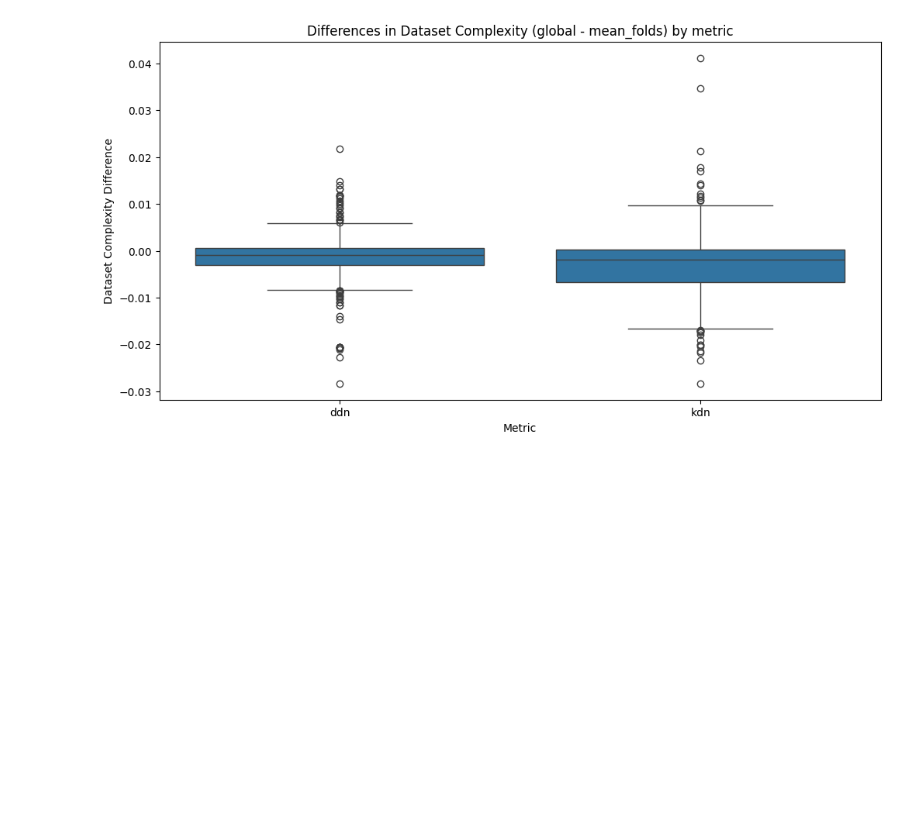
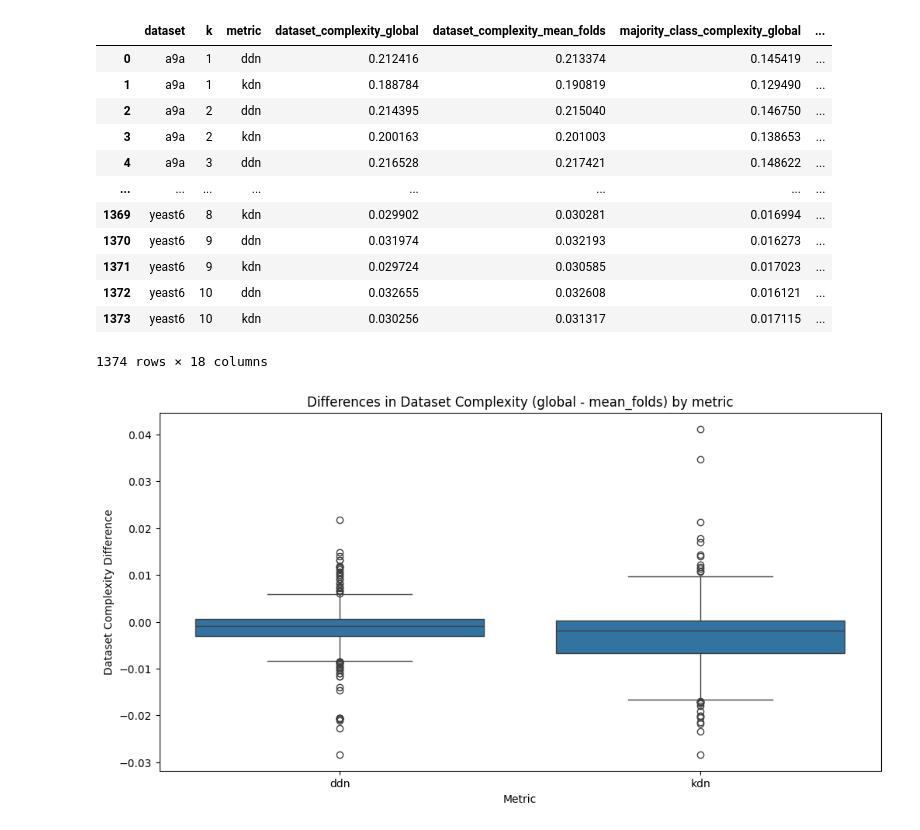
Before and after one commit to URJCDSLab/dynamic_disagreeing_neighbors, a Jupyter notebook: notebooks/comparison_of_complexity_measures_cv_vs_global.ipynb, the cells around one changed output. Cells and saved outputs as stored; diff of their text form; code cells hidden in the pictures; blank space fills up the shorter version.

```diff
--- a/notebooks/comparison_of_complexity_measures_cv_vs_global.ipynb
+++ b/notebooks/comparison_of_complexity_measures_cv_vs_global.ipynb
@@ -11,6 +14,22 @@ warnings.filterwarnings('ignore')
 # %%
 df_complexity = pd.read_parquet('data/results/complexity_data.parquet')
 df_differences = pd.read_parquet('data/results/differences_data.parquet')
+# %%
+df_differences
+# %% [output]
+|  | dataset | k | metric | dataset_complexity_global | dataset_complexity_mean_folds | majority_class_complexity_global | ... |
+| 0 | a9a | 1 | ddn | 0.212416 | 0.213374 | 0.145419 | ... |
+| 1 | a9a | 1 | kdn | 0.188784 | 0.190819 | 0.129490 | ... |
+| 2 | a9a | 2 | ddn | 0.214395 | 0.215040 | 0.146750 | ... |
+| 3 | a9a | 2 | kdn | 0.200163 | 0.201003 | 0.138653 | ... |
+| 4 | a9a | 3 | ddn | 0.216528 | 0.217421 | 0.148622 | ... |
+| ... | ... | ... | ... | ... | ... | ... | ... |
+| 1369 | yeast6 | 8 | kdn | 0.029902 | 0.030281 | 0.016994 | ... |
+| 1370 | yeast6 | 9 | ddn | 0.031974 | 0.032193 | 0.016273 | ... |
+| 1371 | yeast6 | 9 | kdn | 0.029724 | 0.030585 | 0.017023 | ... |
+| 1372 | yeast6 | 10 | ddn | 0.032655 | 0.032608 | 0.016121 | ... |
+| 1373 | yeast6 | 10 | kdn | 0.030256 | 0.031317 | 0.017115 | ... |
+1374 rows × 18 columns
 # %%
 # Call the function to plot the five independent graphs
 plot_individual_complexity_differences(df_differences)
```
Also changed, not shown: parts of 7 cells of this notebook, 3 other files.
